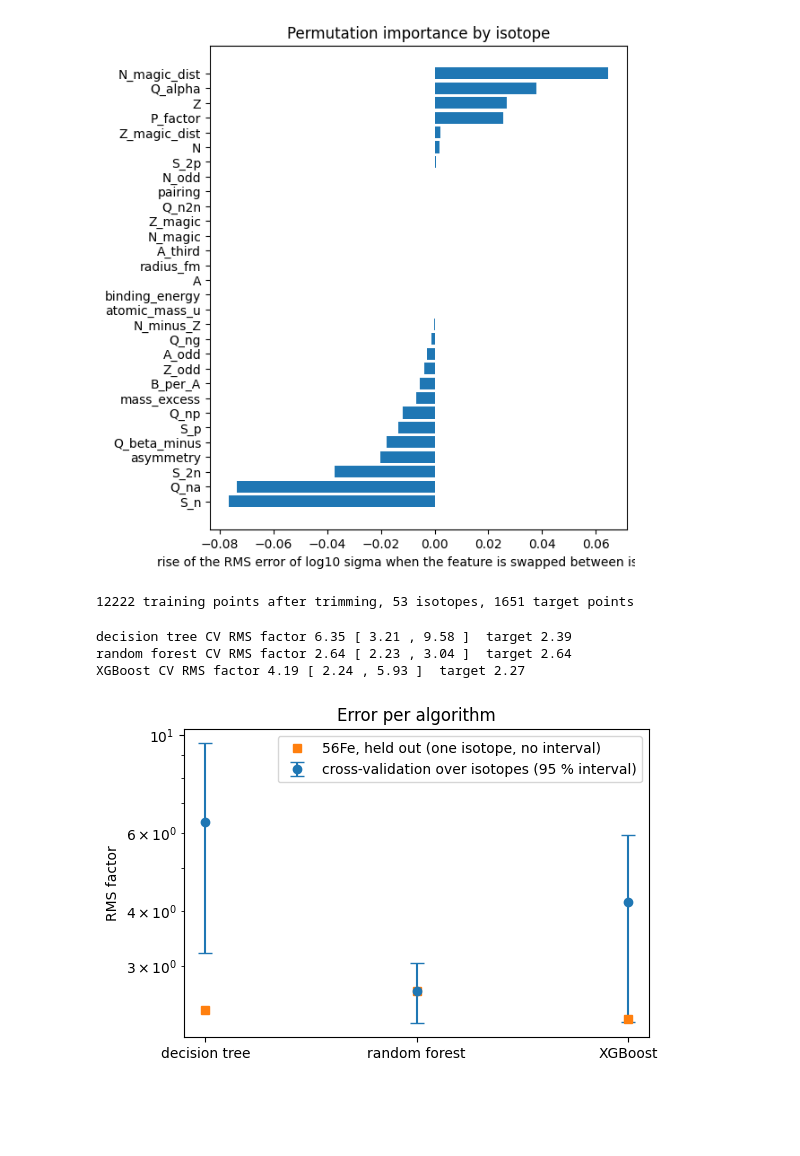
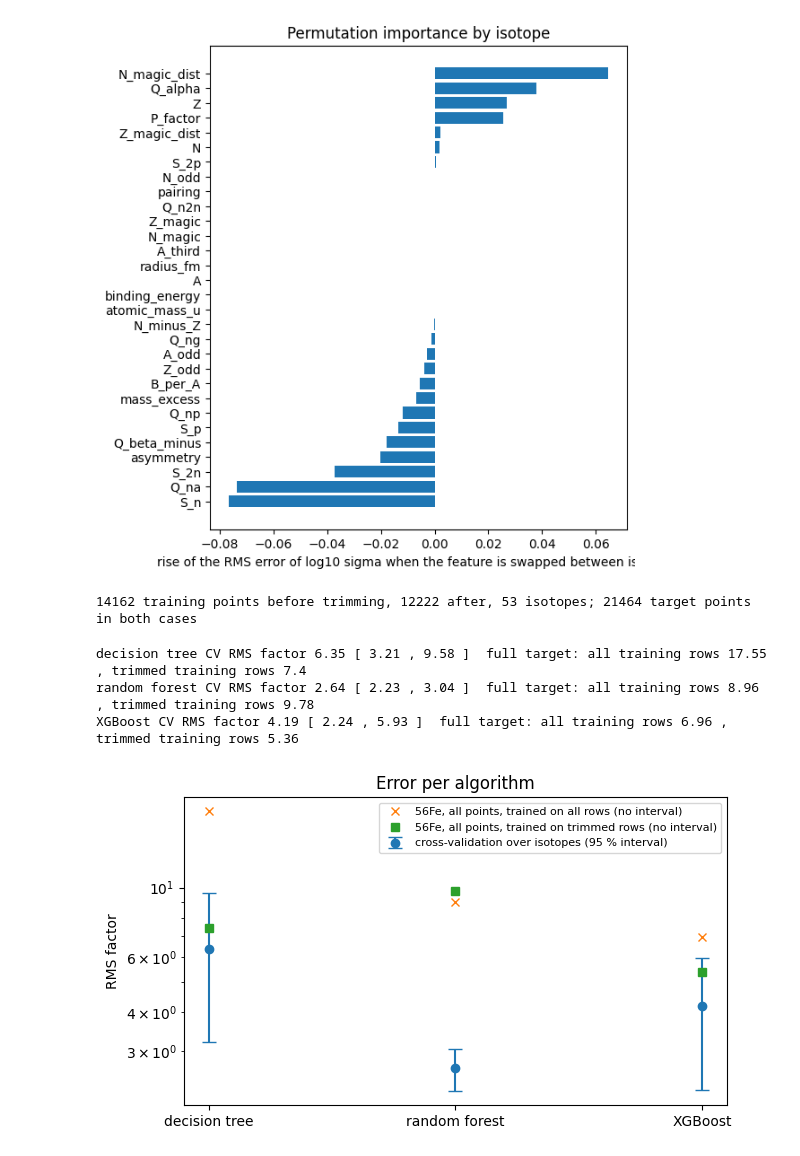
Before and after one commit to WHopkins-git/xsml, a Jupyter notebook: examples/industry_Fe56_inelastic.ipynb, the cells around one changed output. Drawn from its saved outputs; the diff is of its cells as text; code cells hidden in the pictures; blank space fills up the shorter version.

Commit message:
Fe-56 example: trim the training set only, score the full target, and show the score per dataset

```diff
--- a/examples/industry_Fe56_inelastic.ipynb
+++ b/examples/industry_Fe56_inelastic.ipynb
@@ -89,18 +90,19 @@ plt.show()
 # %% [output]
 [figure]
 # %%
-# trim: drop the datasets that the linter flags as offset or misshapen, and drop the other iron isotopes from training
+# trim the training set only: drop the datasets that the linter flags as offset or misshapen, and the other iron isotopes
+# (the target keeps all of its points, flagged or not)
 flagged = ["normalisation", "shape", "normalisation+shape"]
 train_trim = train[~train.ds_flag.isin(flagged)]
 train_trim = train_trim[train_trim.Z != Z_target]
 train_trim = train_trim.reset_index(drop=True)
-target_trim = target[~target.ds_flag.isin(flagged)].reset_index(drop=True)
-splits.assert_no_leakage(train_trim, target_trim, level="element")
-print(len(train_trim), "training points after trimming,", train_trim.iso.nunique(), "isotopes,", len(target_trim), "target points")
+splits.assert_no_leakage(train_trim, target, level="element")
+print(len(train), "training points before trimming,", len(train_trim), "after,", train_trim.iso.nunique(), "isotopes;", len(target), "target points in both cases")
 # %% [output]
-12222 training points after trimming, 53 isotopes, 1651 target points
+14162 training points before trimming, 12222 after, 53 isotopes; 21464 target points in both cases
 # %%
-# three algorithms, cross-validated over isotopes on the trimmed training set
+# three algorithms: cross-validated over isotopes on the trimmed training set,
+# then scored on the full target, once trained on all rows (baseline) and once on the trimmed rows
 cv = splits.fold_splits(train_trim, 5)
 algorithms = {
     "decision tree": models.decision_tree(),
@@ -108,37 +110,47 @@ algorithms = {
     "XGBoost": models.xgboost(),
 }
 cv_scores = {}
+baseline_scores = {}
 target_scores = {}
+baseline_fitted = {}
 fitted = {}
 for name in algorithms:
     model = algorithms[name]
     rmse, out_of_fold = models.cv_rmse(model, train_trim[all_features], train_trim.log10_sigma, cv)
     cv_scores[name] = metrics.cluster_bootstrap(train_trim.log10_sigma, out_of_fold, train_trim.iso, n_boot=500)
+
+    baseline = sklearn.base.clone(model)
+    baseline.fit(train[all_features], train.log10_sigma)
+    baseline_fitted[name] = baseline
+    baseline_scores[name] = metrics.rms_factor(target.log10_sigma, baseline.predict(target[all_features]))
+
     model.fit(train_trim[all_features], train_trim.log10_sigma)
     fitted[name] = model
-    target_scores[name] = metrics.rms_factor(target_trim.log10_sigma, model.predict(target_trim[all_features]))
+    target_scores[name] = metrics.rms_factor(target.log10_sigma, model.predict(target[all_features]))
     print(name, "CV RMS factor", round(cv_scores[name]["value"], 2), "[", round(cv_scores[name]["low"], 2), ",", round(cv_scores[name]["high"], 2), "]",
-          " target", round(target_scores[name], 2))
+          " full target: all training rows", round(baseline_scores[name], 2), ", trimmed training rows", round(target_scores[name], 2))
 # %% [output]
-decision tree CV RMS factor 6.35 [ 3.21 , 9.58 ]  target 2.39
-random forest CV RMS factor 2.64 [ 2.23 , 3.04 ]  target 2.64
-XGBoost CV RMS factor 4.19 [ 2.24 , 5.93 ]  target 2.27
+decision tree CV RMS factor 6.35 [ 3.21 , 9.58 ]  full target: all training rows 17.55 , trimmed training rows 7.4
+random forest CV RMS factor 2.64 [ 2.23 , 3.04 ]  full target: all training rows 8.96 , trimmed training rows 9.78
+XGBoost CV RMS factor 4.19 [ 2.24 , 5.93 ]  full target: all training rows 6.96 , trimmed training rows 5.36
 # %%
 # error per algorithm, with the interval over isotopes
 labels = list(cv_scores.keys())
 values = np.array([cv_scores[name]["value"] for name in labels])
 lows = np.array([cv_scores[name]["low"] for name in labels])
 highs = np.array([cv_scores[name]["high"] for name in labels])
 on_target = np.array([target_scores[name] for name in labels])
+on_target_baseline = np.array([baseline_scores[name] for name in labels])
 
-plt.figure(figsize=(6, 4))
+plt.figure(figsize=(7, 4))
 plt.errorbar(labels, values, yerr=[values - lows, highs - values], fmt="o", capsize=5, label="cross-validation over isotopes (95 % interval)")
-plt.plot(labels, on_target, "s", label="56Fe, held out (one isotope, no interval)")
+plt.plot(labels, on_target_baseline, "x", label="56Fe, all points, trained on all rows (no interval)")
+plt.plot(labels, on_target, "s", label="56Fe, all points, trained on trimmed rows (no interval)")
 plt.yscale("log")
 plt.ylabel("RMS factor")
 plt.title("Error per algorithm")
-plt.legend()
+plt.legend(fontsize=8)
 plt.show()
 # %% [output]
-[figure, old version]
+[figure, new version]
 # %%
```
Also changed, not shown: parts of 4 cells of this notebook.
